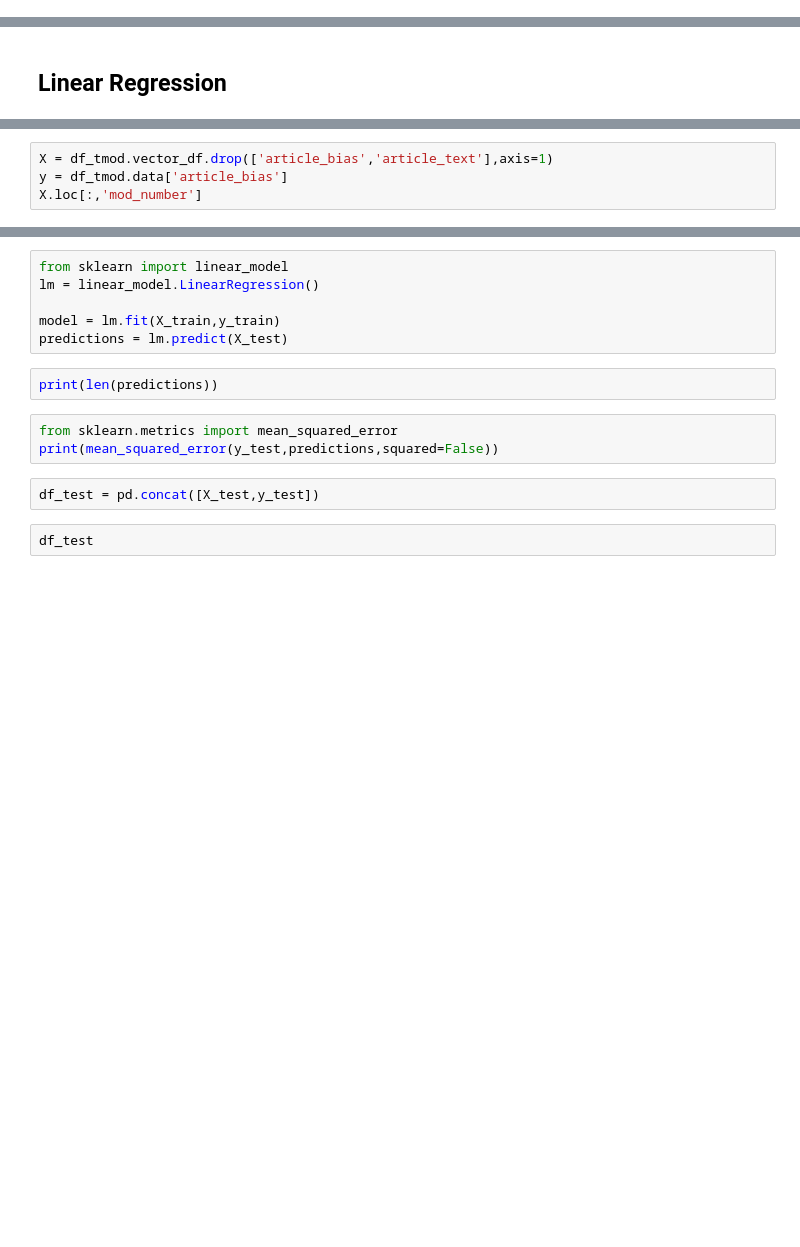
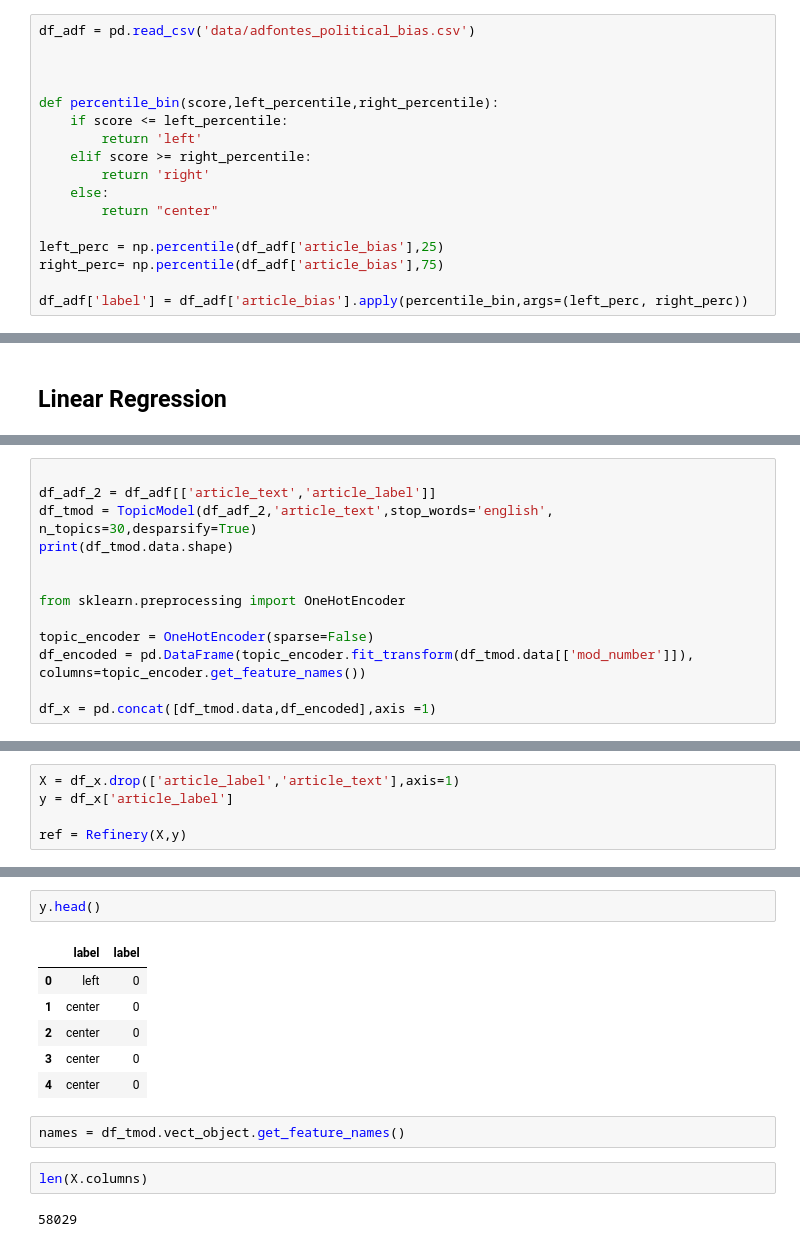
Before and after one commit to thekhan314/politicalbias, a Jupyter notebook: Main_PolBias.ipynb, the cells around one changed output, grey strips where cells are left out. Cells and saved outputs as stored; diff of their text form; blank space fills up the shorter version.

```diff
--- a/Main_PolBias.ipynb
+++ b/Main_PolBias.ipynb
@@ -95,0 +125,17 @@ https://medium.com/analytics-vidhya/mlforsocial-predicting-media-bias-8e94d03bef
+# %%
+df_adf = pd.read_csv('data/adfontes_political_bias.csv')
+
+
+
+def percentile_bin(score,left_percentile,right_percentile):
+    if score <= left_percentile:
+        return 'left'
+    elif score >= right_percentile:
+        return 'right'
+    else:
+        return "center"
+
+left_perc = np.percentile(df_adf['article_bias'],25)
+right_perc= np.percentile(df_adf['article_bias'],75)
+
+df_adf['label'] = df_adf['article_bias'].apply(percentile_bin,args=(left_perc, right_perc))
@@ -232,0 +274,13 @@ See the caveats in the documentation: https://pandas.pydata.org/pandas-docs/stab
+# %%
+
+df_adf_2 = df_adf[['article_text','article_label']]
+df_tmod = TopicModel(df_adf_2,'article_text',stop_words='english', n_topics=30,desparsify=True)
+print(df_tmod.data.shape)
+
+
+from sklearn.preprocessing import OneHotEncoder
+
+topic_encoder = OneHotEncoder(sparse=False)
+df_encoded = pd.DataFrame(topic_encoder.fit_transform(df_tmod.data[['mod_number']]), columns=topic_encoder.get_feature_names())
+
+df_x = pd.concat([df_tmod.data,df_encoded],axis =1)
@@ -233,4 +296,5 @@ See the caveats in the documentation: https://pandas.pydata.org/pandas-docs/stab
 # %%
-X = df_tmod.vector_df.drop(['article_bias','article_text'],axis=1)
-y = df_tmod.data['article_bias']
-X.loc[:,'mod_number']
+X = df_x.drop(['article_label','article_text'],axis=1)
+y = df_x['article_label']
+
+ref = Refinery(X,y)
@@ -263,15 +351,15 @@ X_train, X_test, y_train, y_test = train_test_split(
-# %%
-from sklearn import linear_model
-lm = linear_model.LinearRegression()
-
-model = lm.fit(X_train,y_train)
-predictions = lm.predict(X_test)
-# %%
-print(len(predictions))
-# %%
-from sklearn.metrics import mean_squared_error
-print(mean_squared_error(y_test,predictions,squared=False))
-# %%
-df_test = pd.concat([X_test,y_test])
-# %%
-df_test
+# %%
+y.head()
+# %% [output]
+|  | label | label |
+| 0 | left | 0 |
+| 1 | center | 0 |
+| 2 | center | 0 |
+| 3 | center | 0 |
+| 4 | center | 0 |
+# %%
+names = df_tmod.vect_object.get_feature_names()
+# %%
+len(X.columns)
+# %% [output]
+58029
```
Also changed, not shown: parts of 29 cells of this notebook, 1 other file.
